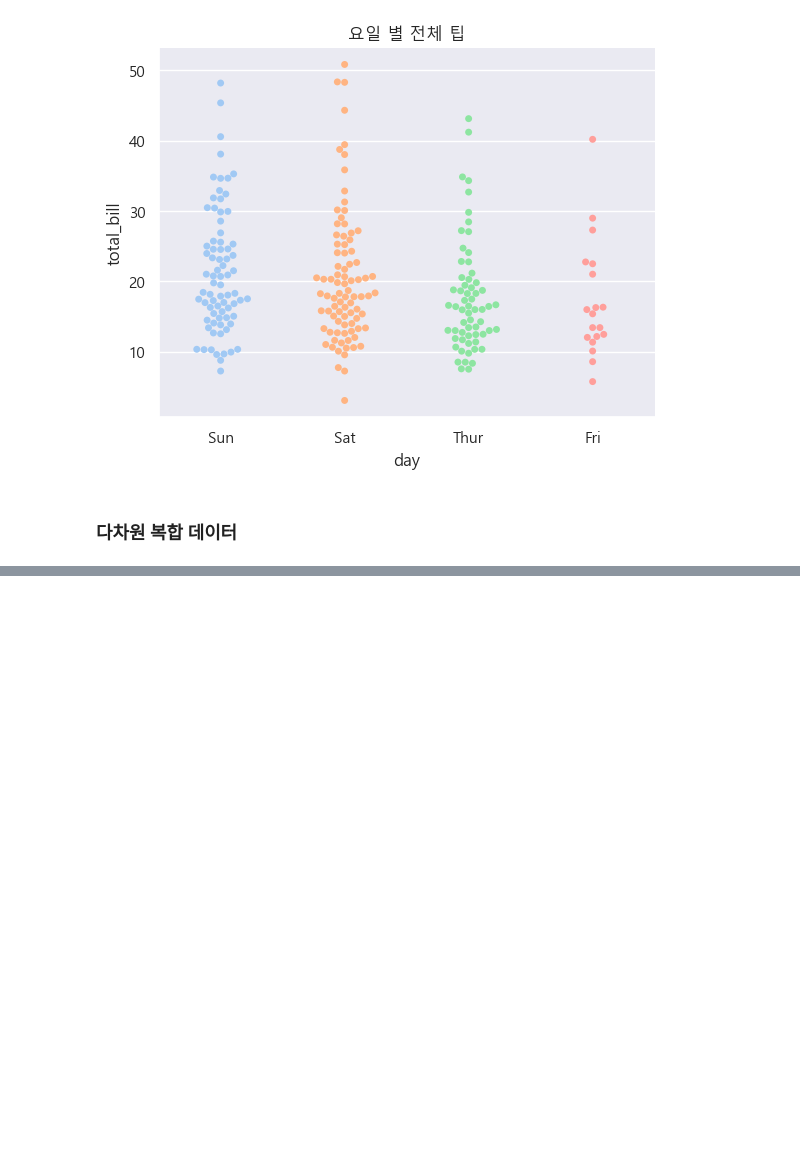
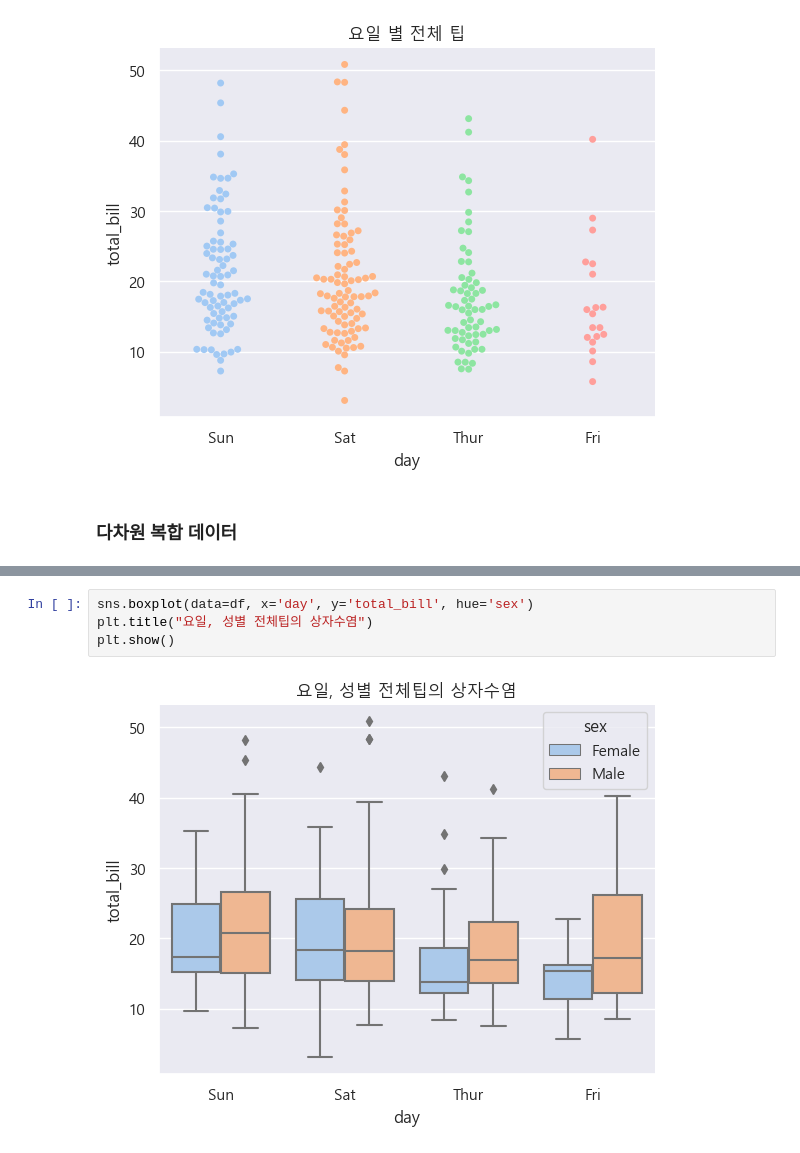
Before and after one commit to leejaesang6098/aiffel_study, a Jupyter notebook: 0811_node/by_tips.ipynb, the cells around one changed output, grey strips where cells are left out. Drawn from its saved outputs; the diff is of its cells as text; blank space fills up the shorter version.

```diff
--- a/0811_node/by_tips.ipynb
+++ b/0811_node/by_tips.ipynb
@@ -182,0 +183,6 @@ plt.show()
+# %%
+sns.boxplot(data=df, x='day', y='total_bill', hue='sex')
+plt.title("요일, 성별 전체팁의 상자수염")
+plt.show()
+# %% [output]
+[figure, added]
```
Also changed, not shown: parts of 6 cells of this notebook.
